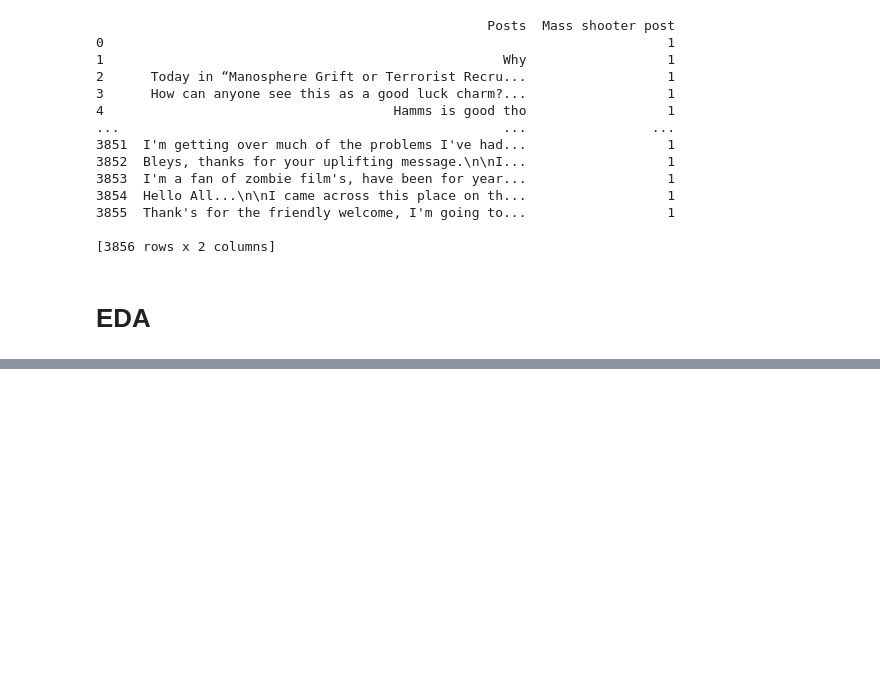
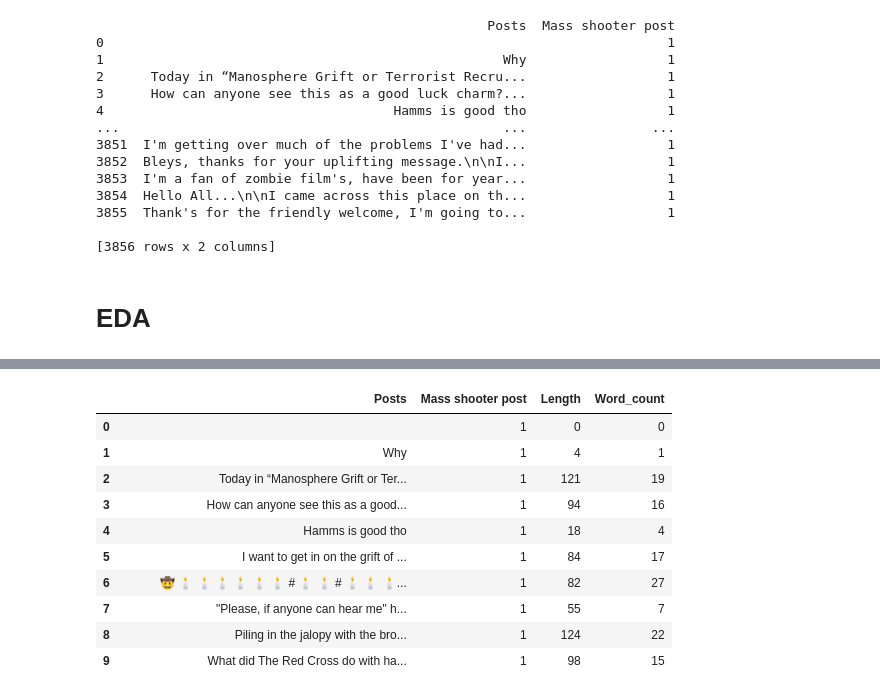
Before and after one commit to CrispiBacon/FYP, a Jupyter notebook: Code.ipynb, the cells around one changed output, grey strips where cells are left out. Cells and saved outputs as stored; diff of their text form; code cells hidden in the pictures; blank space fills up the shorter version.

```diff
--- a/Code.ipynb
+++ b/Code.ipynb
@@ -115,0 +154,19 @@ print(df)
+# %%
+def word_count(posts):
+    post_list = posts.split()
+    return len(post_list)
+
+df['Word_count'] = df['Posts'].apply(word_count)
+df.head(10)
+# %% [output]
+|  | Posts | Mass shooter post | Length | Word_count |
+| 0 |  | 1 | 0 | 0 |
+| 1 | Why | 1 | 4 | 1 |
+| 2 | Today in “Manosphere Grift or Ter... | 1 | 121 | 19 |
+| 3 | How can anyone see this as a good... | 1 | 94 | 16 |
+| 4 | Hamms is good tho | 1 | 18 | 4 |
+| 5 | I want to get in on the grift of ... | 1 | 84 | 17 |
+| 6 | ⠀ ⠀ ⠀ 🤠 🕯 🕯 🕯 🕯 🕯 🕯 # 🕯 🕯 # 🕯 🕯 🕯... | 1 | 82 | 27 |
+| 7 | "Please, if anyone can hear me" h... | 1 | 55 | 7 |
+| 8 | Piling in the jalopy with the bro... | 1 | 124 | 22 |
+| 9 | What did The Red Cross do with ha... | 1 | 98 | 15 |
```
Also changed, not shown: parts of 6 cells of this notebook.
